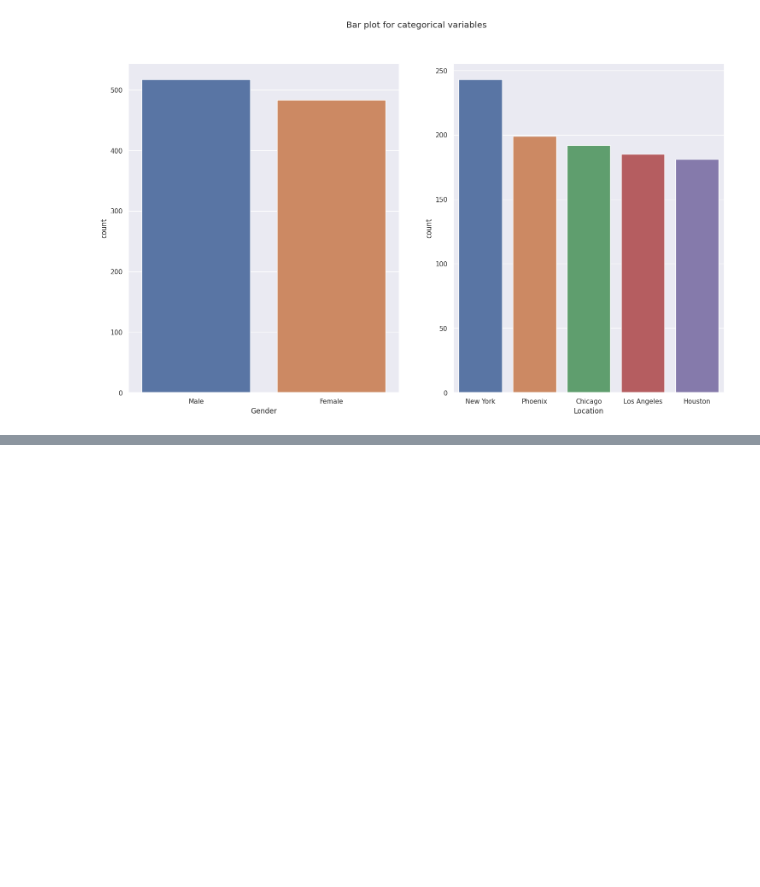
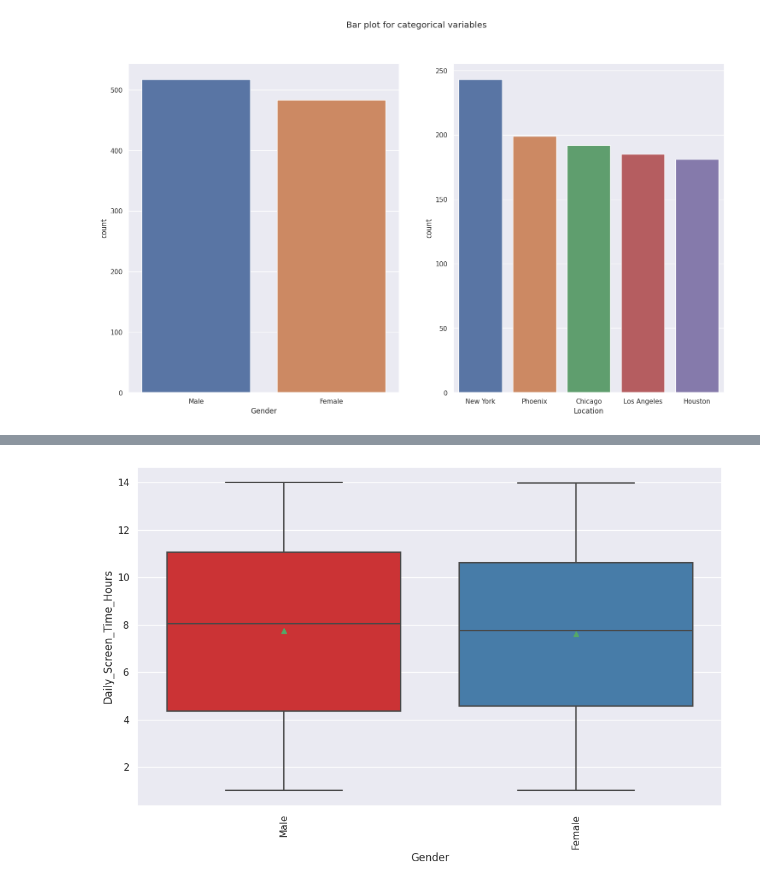
Before and after one commit to chemkemeimyers/MachineLearningProjects, a Jupyter notebook: CellPhoneUsage/notebook5ab9fcd89e-cellphoneusage.ipynb, the cells around one changed output, grey strips where cells are left out. Cells and saved outputs as stored; diff of their text form; code cells hidden in the pictures; blank space fills up the shorter version.

```diff
--- a/CellPhoneUsage/notebook5ab9fcd89e-cellphoneusage.ipynb
+++ b/CellPhoneUsage/notebook5ab9fcd89e-cellphoneusage.ipynb
@@ -190,0 +201,4 @@ sns.countplot(ax=axes[1], data = data_df, x = 'Location', order=data_df['Locatio
+# %%
+createBoxPlot(data_df,'Gender','Daily_Screen_Time_Hours')
+# %% [output]
+[figure, added]
```
Also changed, not shown: parts of 18 cells of this notebook.
